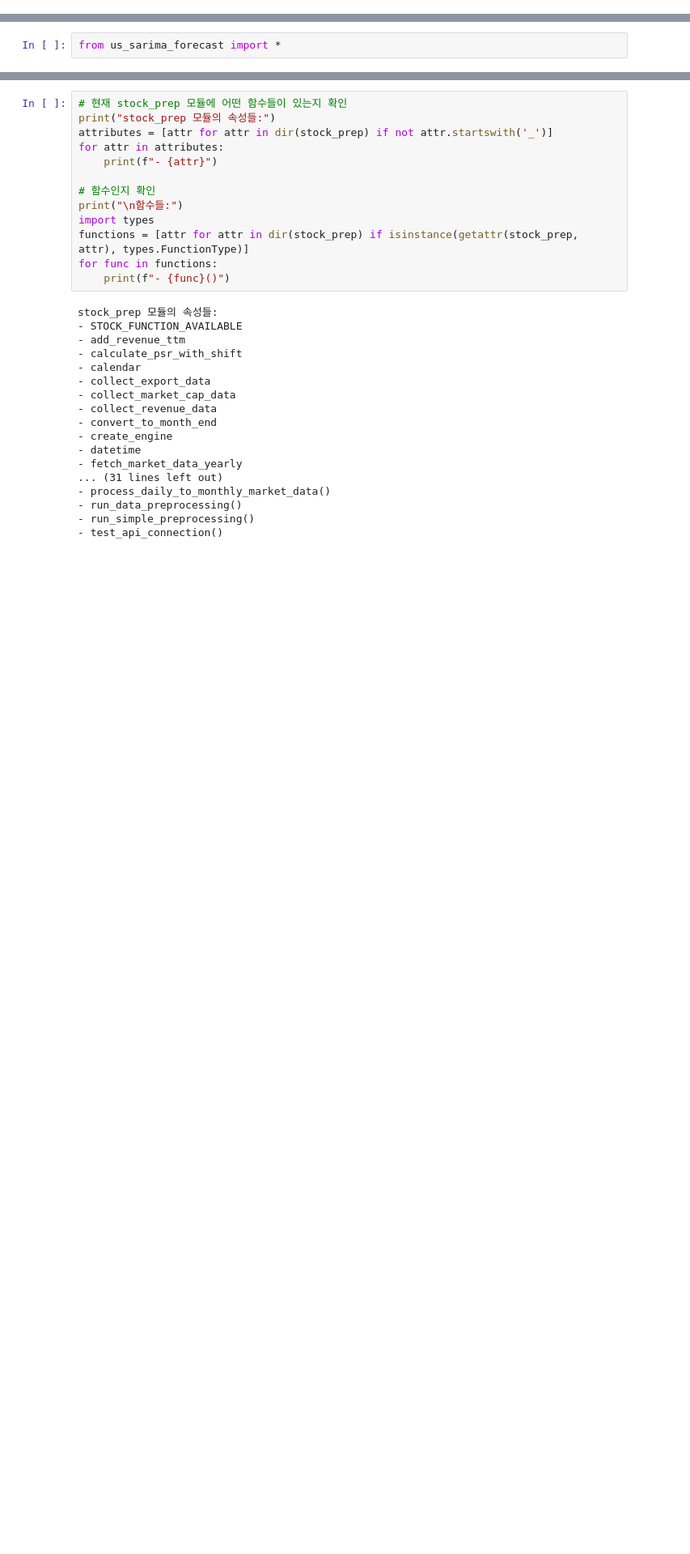
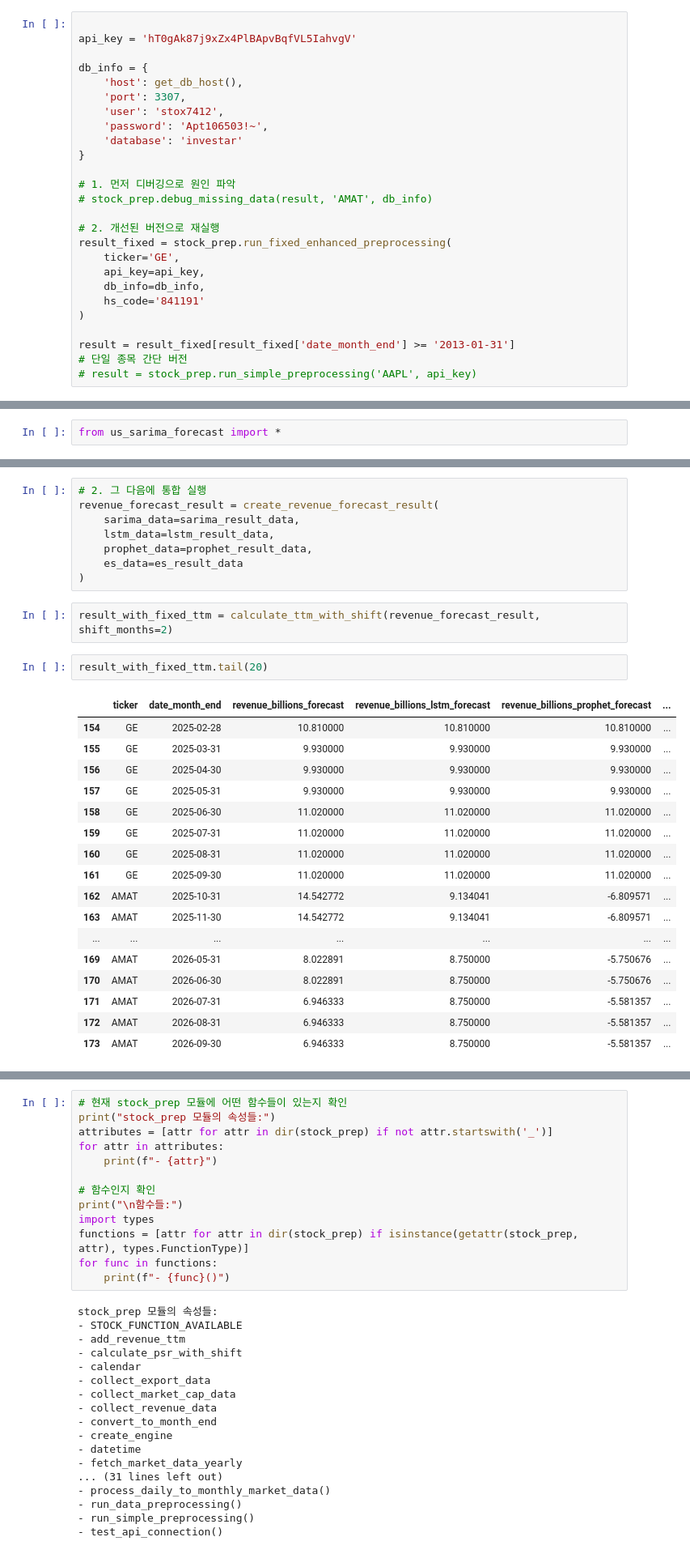
Before and after one commit to stox74/stock_forecast, a Jupyter notebook: US_Market/valuation/valuation_model_v5.ipynb, the cells around one changed output, grey strips where cells are left out. Shown at 81% size. Drawn from its saved outputs; the diff is of its cells as text; blank space fills up the shorter version.

```diff
--- a/US_Market/valuation/valuation_model_v5.ipynb
+++ b/US_Market/valuation/valuation_model_v5.ipynb
@@ -169,0 +122,26 @@ PSR 계산 완료: 186 레코드 (제거된 레코드: 2개)
+# %%
+
+api_key = 'hT0gAk87j9xZx4PlBApvBqfVL5IahvgV'
+
+db_info = {
+    'host': get_db_host(),
+    'port': 3307,
+    'user': 'stox7412',
+    'password': 'Apt106503!~',
+    'database': 'investar'
+}
+
+# 1. 먼저 디버깅으로 원인 파악
+# stock_prep.debug_missing_data(result, 'AMAT', db_info)
+
+# 2. 개선된 버전으로 재실행
+result_fixed = stock_prep.run_fixed_enhanced_preprocessing(
+    ticker='GE',
+    api_key=api_key,
+    db_info=db_info,
+    hs_code='841191'
+)
+
+result = result_fixed[result_fixed['date_month_end'] >= '2013-01-31']
+# 단일 종목 간단 버전
+# result = stock_prep.run_simple_preprocessing('AAPL', api_key)
@@ -580,0 +525,30 @@ es_result_data.tail(10)
+# %%
+# 2. 그 다음에 통합 실행
+revenue_forecast_result = create_revenue_forecast_result(
+    sarima_data=sarima_result_data,
+    lstm_data=lstm_result_data,
+    prophet_data=prophet_result_data,
+    es_data=es_result_data
+)
+# %%
+result_with_fixed_ttm = calculate_ttm_with_shift(revenue_forecast_result, shift_months=2)
+# %%
+result_with_fixed_ttm.tail(20)
+# %% [output]
+|  | ticker | date_month_end | revenue_billions_forecast | revenue_billions_lstm_forecast | revenue_billions_prophet_forecast | ... |
+| 154 | GE | 2025-02-28 | 10.810000 | 10.810000 | 10.810000 | ... |
+| 155 | GE | 2025-03-31 | 9.930000 | 9.930000 | 9.930000 | ... |
+| 156 | GE | 2025-04-30 | 9.930000 | 9.930000 | 9.930000 | ... |
+| 157 | GE | 2025-05-31 | 9.930000 | 9.930000 | 9.930000 | ... |
+| 158 | GE | 2025-06-30 | 11.020000 | 11.020000 | 11.020000 | ... |
+| 159 | GE | 2025-07-31 | 11.020000 | 11.020000 | 11.020000 | ... |
+| 160 | GE | 2025-08-31 | 11.020000 | 11.020000 | 11.020000 | ... |
+| 161 | GE | 2025-09-30 | 11.020000 | 11.020000 | 11.020000 | ... |
+| 162 | AMAT | 2025-10-31 | 14.542772 | 9.134041 | -6.809571 | ... |
+| 163 | AMAT | 2025-11-30 | 14.542772 | 9.134041 | -6.809571 | ... |
+| ... | ... | ... | ... | ... | ... | ... |
+| 169 | AMAT | 2026-05-31 | 8.022891 | 8.750000 | -5.750676 | ... |
+| 170 | AMAT | 2026-06-30 | 8.022891 | 8.750000 | -5.750676 | ... |
+| 171 | AMAT | 2026-07-31 | 6.946333 | 8.750000 | -5.581357 | ... |
+| 172 | AMAT | 2026-08-31 | 6.946333 | 8.750000 | -5.581357 | ... |
+| 173 | AMAT | 2026-09-30 | 6.946333 | 8.750000 | -5.581357 | ... |
```
Also changed, not shown: parts of 20 cells of this notebook, 2 other files.
